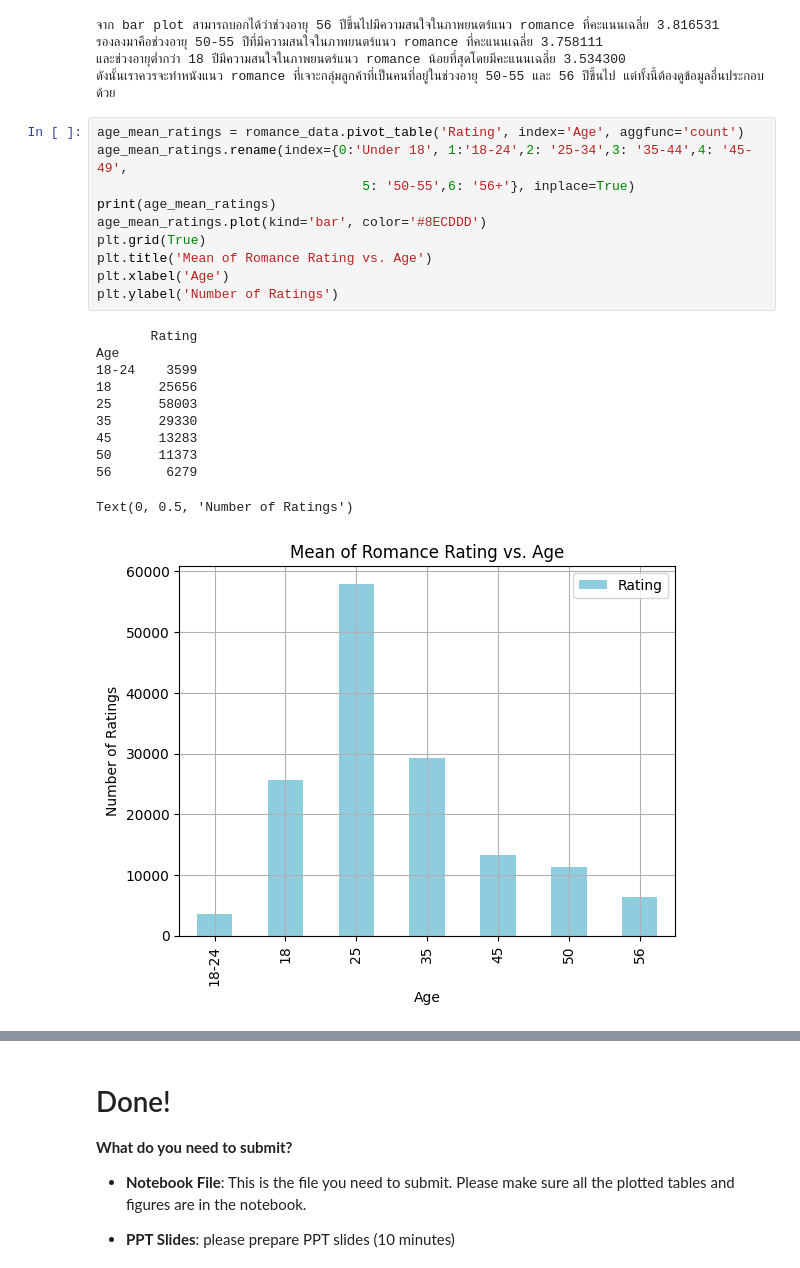
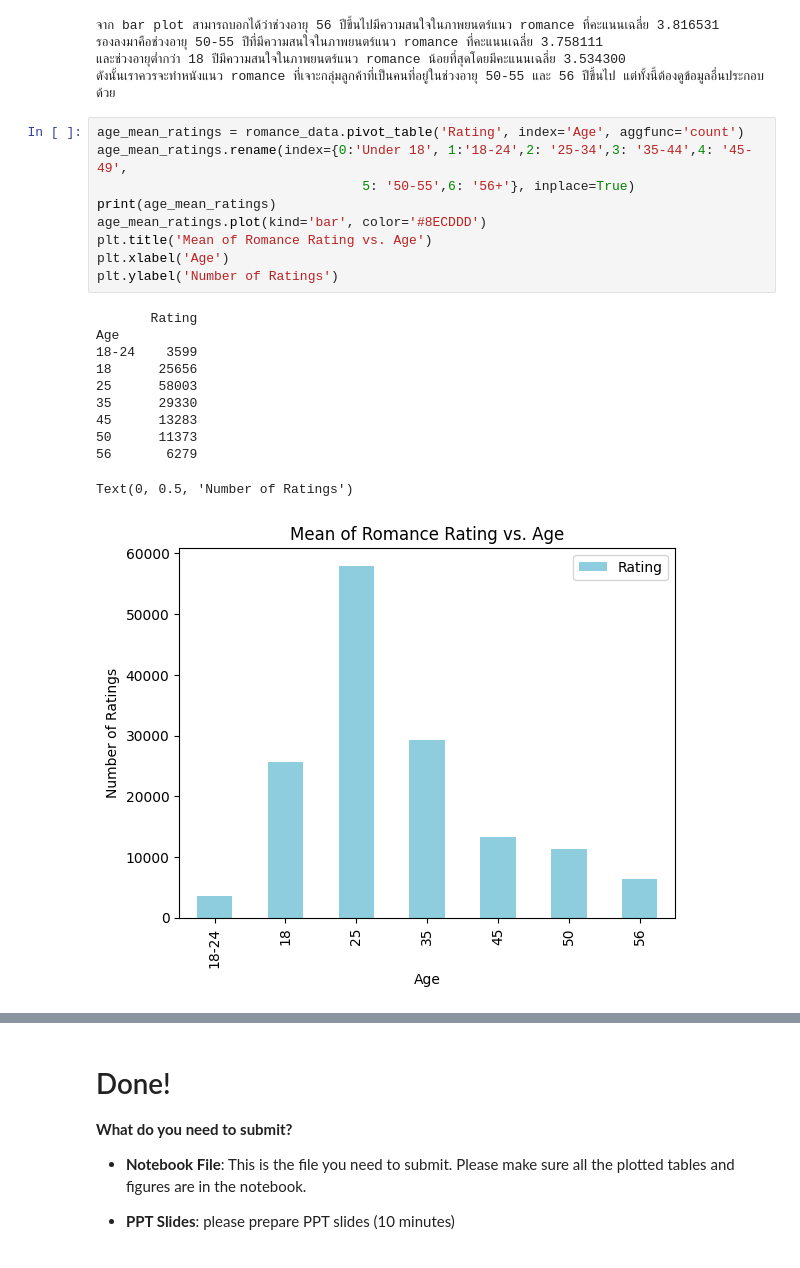
Before and after one commit to Tonry12/data_science_bootcamp_8_tonnaw, a Jupyter notebook: Project2_66.ipynb, the cells around one changed output, grey strips where cells are left out. Saved outputs shown, nothing was run; the diff lists cells and outputs as text.

```diff
--- a/Project2_66.ipynb
+++ b/Project2_66.ipynb
@@ -558,22 +557,21 @@ print('ดังนั้นเราควรจะทำหนังแนว
 # %%
 age_mean_ratings = romance_data.pivot_table('Rating', index='Age', aggfunc='count')
 age_mean_ratings.rename(index={0:'Under 18', 1:'18-24',2: '25-34',3: '35-44',4: '45-49',
                                   5: '50-55',6: '56+'}, inplace=True)
 print(age_mean_ratings)
 age_mean_ratings.plot(kind='bar', color='#8ECDDD')
-plt.grid(True)
 plt.title('Mean of Romance Rating vs. Age')
 plt.xlabel('Age')
 plt.ylabel('Number of Ratings')
 # %% [output]
        Rating
 Age
 18-24    3599
 18      25656
 25      58003
 35      29330
 45      13283
 50      11373
 56       6279
 Text(0, 0.5, 'Number of Ratings')
-[figure, old version]
+[figure, new version]
```
Also changed, not shown: parts of 3 cells of this notebook.
